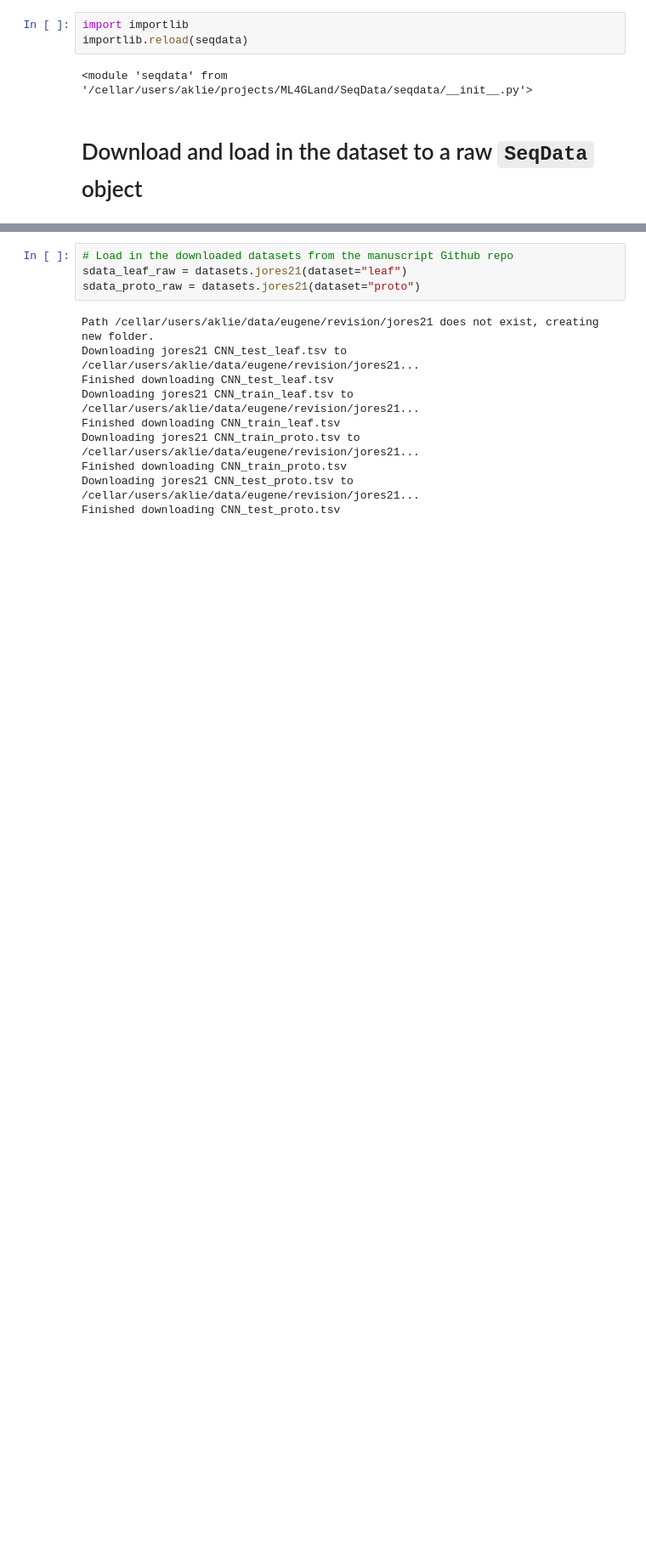
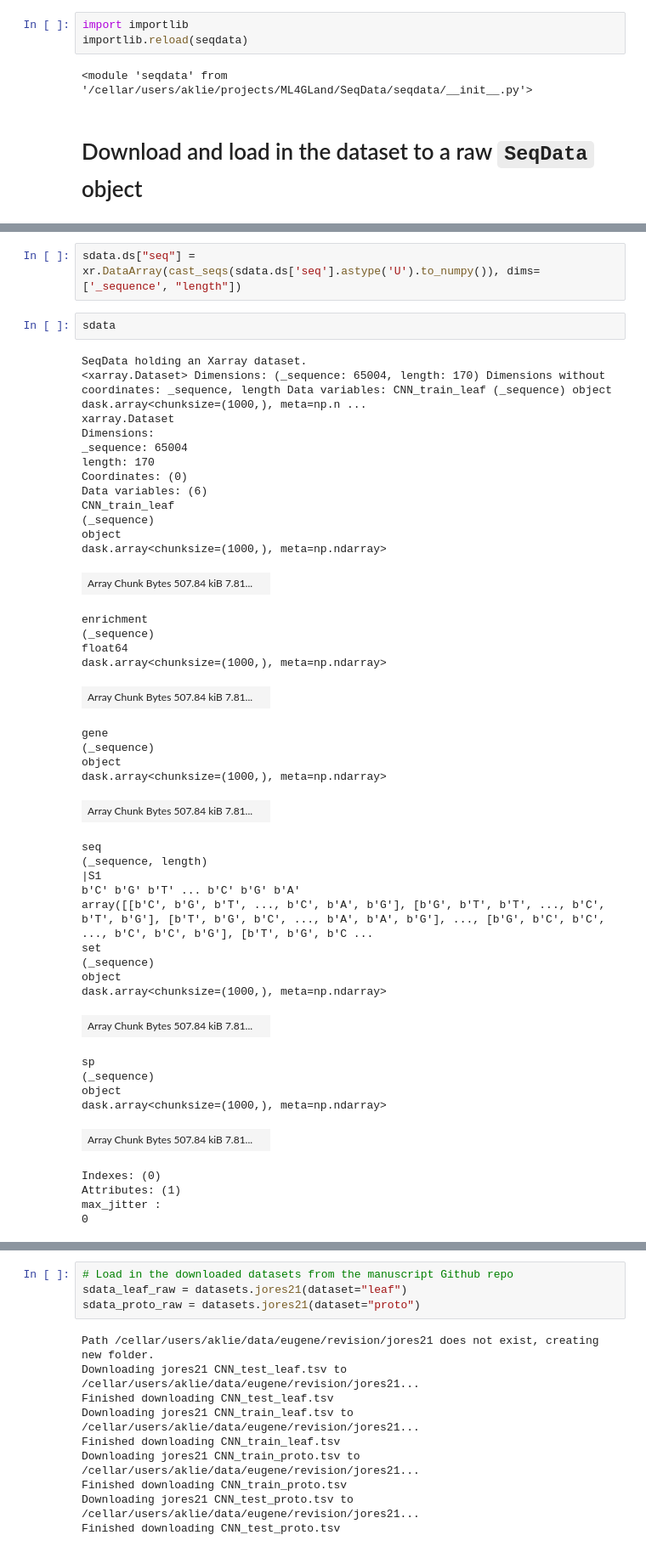
Before and after one commit to ML4GLand/EUGENe_paper, a Jupyter notebook: notebooks/jores21/jores21_ETL.ipynb, the cells around one changed output, grey strips where cells are left out. Shown at 85% size. Cells and saved outputs as stored; diff of their text form; blank space fills up the shorter version.

```diff
--- a/notebooks/jores21/jores21_ETL.ipynb
+++ b/notebooks/jores21/jores21_ETL.ipynb
@@ -28,0 +88,47 @@ importlib.reload(seqdata)
+# %%
+sdata.ds["seq"] = xr.DataArray(cast_seqs(sdata.ds['seq'].astype('U').to_numpy()), dims=['_sequence', "length"])
+# %%
+sdata
+# %% [output]
+SeqData holding an Xarray dataset.
+<xarray.Dataset> Dimensions: (_sequence: 65004, length: 170) Dimensions without coordinates: _sequence, length Data variables: CNN_train_leaf (_sequence) object dask.array<chunksize=(1000,), meta=np.n ...
+xarray.Dataset
+Dimensions:
+_sequence: 65004
+length: 170
+Coordinates: (0)
+Data variables: (6)
+CNN_train_leaf
+(_sequence)
+object
+dask.array<chunksize=(1000,), meta=np.ndarray>
+| Array Chunk Bytes 507.84 kiB 7.81... |  |
+enrichment
+(_sequence)
+float64
+dask.array<chunksize=(1000,), meta=np.ndarray>
+| Array Chunk Bytes 507.84 kiB 7.81... |  |
+gene
+(_sequence)
+object
+dask.array<chunksize=(1000,), meta=np.ndarray>
+| Array Chunk Bytes 507.84 kiB 7.81... |  |
+seq
+(_sequence, length)
+|S1
+b'C' b'G' b'T' ... b'C' b'G' b'A'
+array([[b'C', b'G', b'T', ..., b'C', b'A', b'G'], [b'G', b'T', b'T', ..., b'C', b'T', b'G'], [b'T', b'G', b'C', ..., b'A', b'A', b'G'], ..., [b'G', b'C', b'C', ..., b'C', b'C', b'G'], [b'T', b'G', b'C ...
+set
+(_sequence)
+object
+dask.array<chunksize=(1000,), meta=np.ndarray>
+| Array Chunk Bytes 507.84 kiB 7.81... |  |
+sp
+(_sequence)
+object
+dask.array<chunksize=(1000,), meta=np.ndarray>
+| Array Chunk Bytes 507.84 kiB 7.81... |  |
+Indexes: (0)
+Attributes: (1)
+max_jitter :
+0
```
Also changed, not shown: parts of 15 cells of this notebook, 1 other file.
